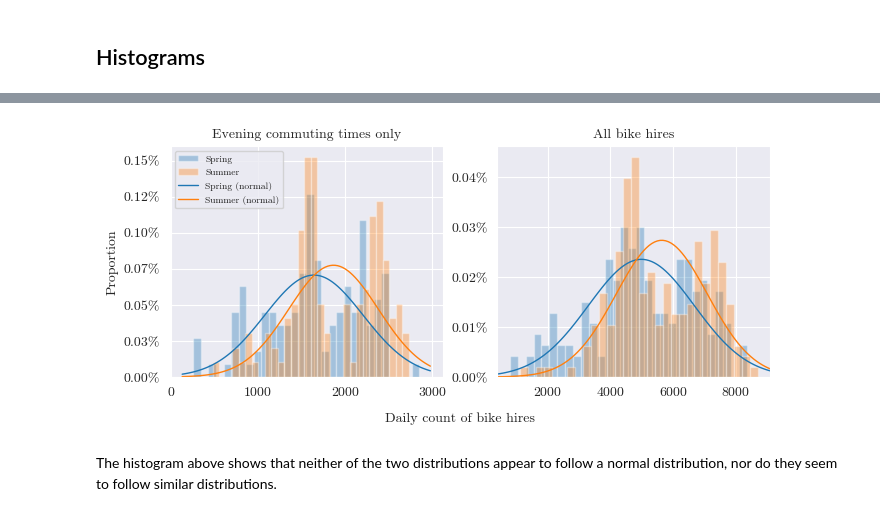
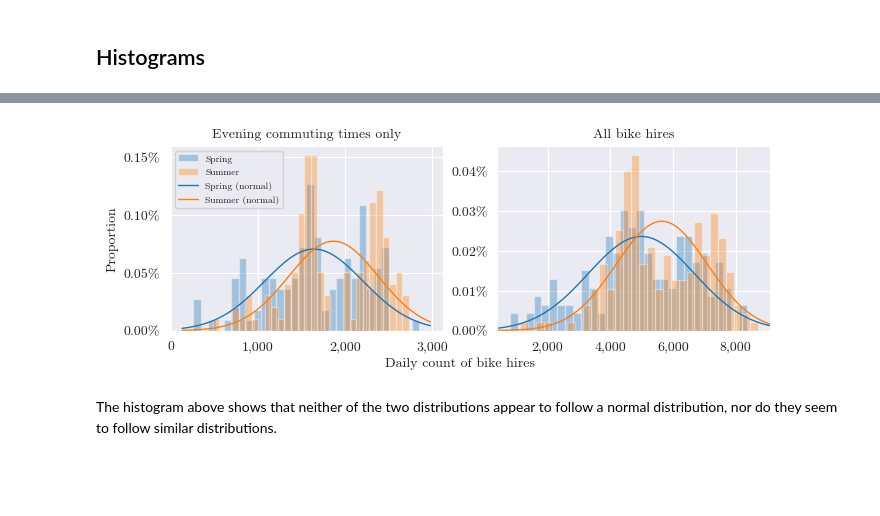
Before and after one commit to rorycreedon/stat0032_assignment, a Jupyter notebook: task_1.ipynb, the cells around one changed output, grey strips where cells are left out. Saved outputs shown, nothing was run; the diff lists cells and outputs as text; code cells hidden in the pictures; blank space fills up the shorter version.

```diff
--- a/task_1.ipynb
+++ b/task_1.ipynb
@@ -116,7 +116,7 @@ mu_spring_all, std_spring_all = norm.fit(day_data['cnt'][day_data.season==2])
 mu_summer_all, std_summer_all = norm.fit(day_data['cnt'][day_data.season==3])
 
 # Subplot setup
-fig, (ax0, ax1) = plt.subplots(ncols=2, figsize=(7.75,3))
+fig, (ax0, ax1) = plt.subplots(ncols=2, figsize=(7.75,0.8*3))
 
 # Peak evenings histogram
 ax0.hist(peak_evenings_daily['sum'][peak_evenings_daily.season==2], alpha=0.35, density=True, bins=30, label='Spring')
@@ -131,34 +131,36 @@ x_min_peak, x_max_peak = ax0.get_xlim()
 x_peak = np.linspace(x_min_peak, x_max_peak, 100)
 
 p_spring_peak = norm.pdf(x_peak, mu_spring_peak, std_spring_peak)
 p_summer_peak = norm.pdf(x_peak, mu_summer_peak, std_summer_peak)
 
 ax0.plot(x_peak, p_spring_peak, 'C0', linewidth=1, label='Spring (normal)')
 ax0.plot(x_peak, p_summer_peak, 'C1', linewidth=1, label = 'Summer (normal)')
 
 # Normal dist - all days
 x_min_all, x_max_all = ax1.get_xlim()
 x_all = np.linspace(x_min_all, x_max_all, 100)
 
 p_spring_all = norm.pdf(x_all, mu_spring_all, std_spring_all)
 p_summer_all = norm.pdf(x_all, mu_summer_all, std_summer_all)
 
 ax1.plot(x_all, p_spring_all, 'C0', linewidth=1)
 ax1.plot(x_all, p_summer_all, 'C1', linewidth=1)
 
 # Plotting setup
 plt.margins(x=0)
 #plt.figlegend(loc = 1, fontsize = 'x-small')
 ax0.legend(fontsize = 'x-small')
 fig.supxlabel("Daily count of bike hires", y=-0.05, fontsize = 10)
 ax0.set_ylabel('Proportion')
 ax0.set_title("Evening commuting times only", fontsize=10)
 ax1.set_title("All bike hires", fontsize=10)
 ax0.yaxis.set_major_formatter(tick.PercentFormatter(xmax=1, decimals=2))
 ax1.yaxis.set_major_formatter(tick.PercentFormatter(xmax=1, decimals=2))
+ax0.xaxis.set_major_formatter(tick.FuncFormatter(lambda x, p: format(int(x), ',')))
+ax1.xaxis.set_major_formatter(tick.FuncFormatter(lambda x, p: format(int(x), ',')))
 fig.savefig('plots/All combined histograms.png', bbox_inches="tight")
 # %% [output]
-[figure, old version]
+[figure, new version]
 # %% [markdown]
 The histogram above shows that neither of the two distributions appear to follow a normal distribution, nor do they seem to follow similar distributions.
 # %% [markdown]
```
Also changed, not shown: parts of 4 cells of this notebook, 3 other files.
